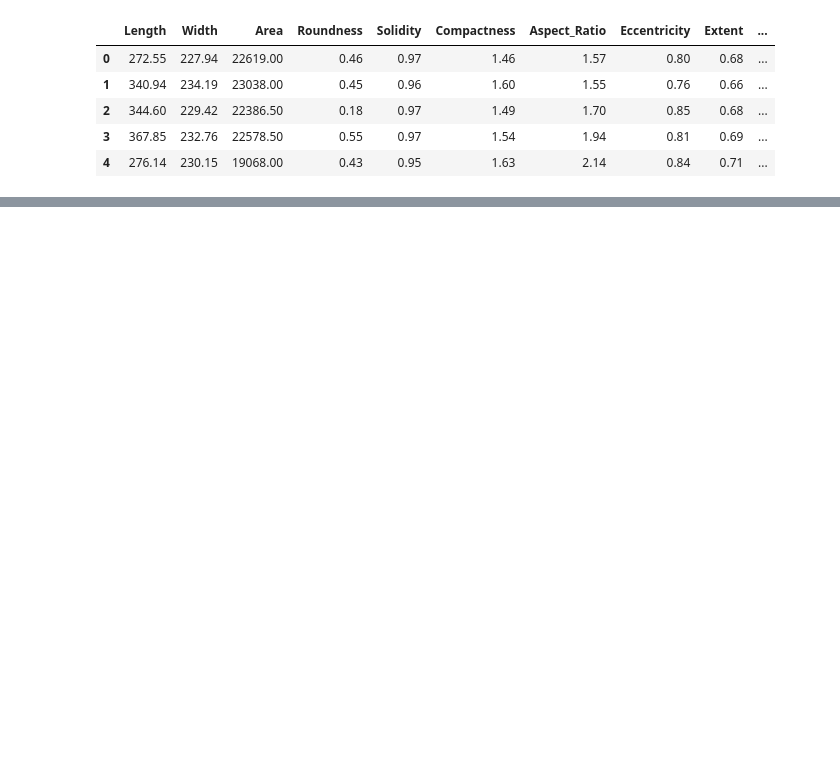
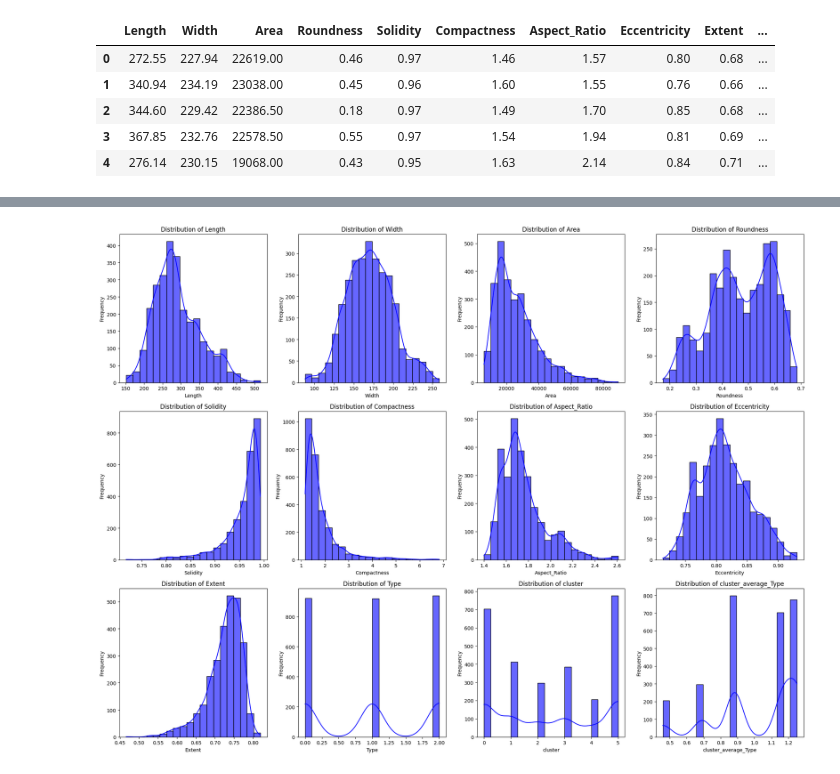
Before and after one commit to Jan-PhilipSchreiber/DeepLAdDA, a Jupyter notebook: 2AdDA/LectureHomework/3FeatureEngineering_HW/Features.ipynb, the cells around one changed output, grey strips where cells are left out. Drawn from its saved outputs; the diff is of its cells as text; code cells hidden in the pictures; blank space fills up the shorter version.

```diff
--- a/2AdDA/LectureHomework/3FeatureEngineering_HW/Features.ipynb
+++ b/2AdDA/LectureHomework/3FeatureEngineering_HW/Features.ipynb
@@ -51,0 +162,17 @@ af.head()
+# %%
+# Assuming 'af' is your DataFrame
+plt.figure(figsize=(20, 15))  # Adjust figure size as needed
+
+# Loop through all columns in the DataFrame
+for i, column in enumerate(af.columns, 1):  # Start enumeration at 1 for subplot indexing
+    plt.subplot((len(af.columns) + 3) // 4, 4, i)  # Auto-calculate grid size (rows = ceil(n_columns / 4))
+    sns.histplot(af[column], kde=True, bins=20, color='blue', alpha=0.6)
+    plt.title(f'Distribution of {column}')
+    plt.xlabel(column)
+    plt.ylabel('Frequency')
+
+# Adjust layout for clarity
+plt.tight_layout()
+plt.show()
+# %% [output]
+[figure, added]
```
Also changed, not shown: parts of 15 cells of this notebook, 15 other files.
